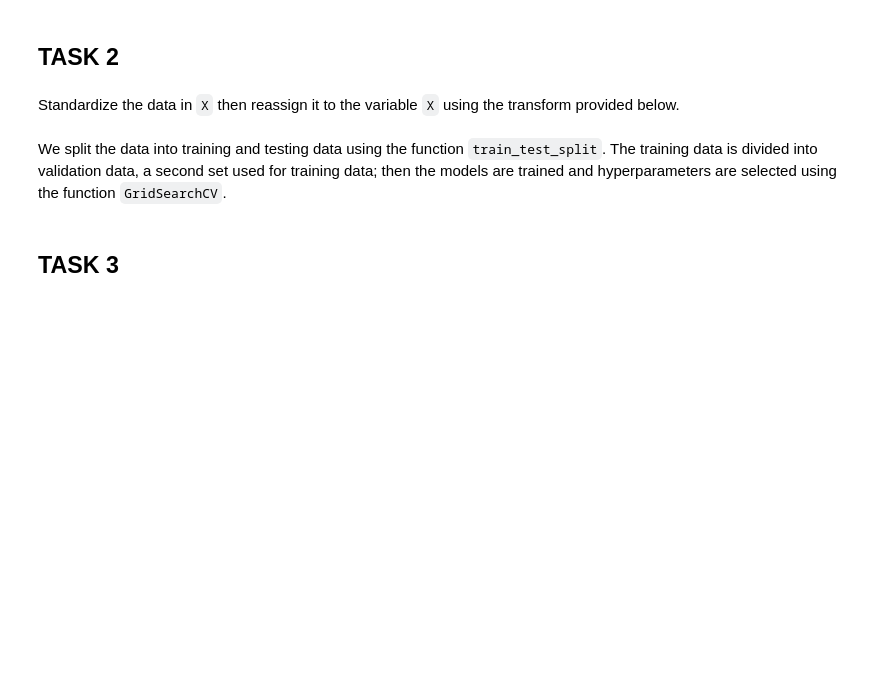
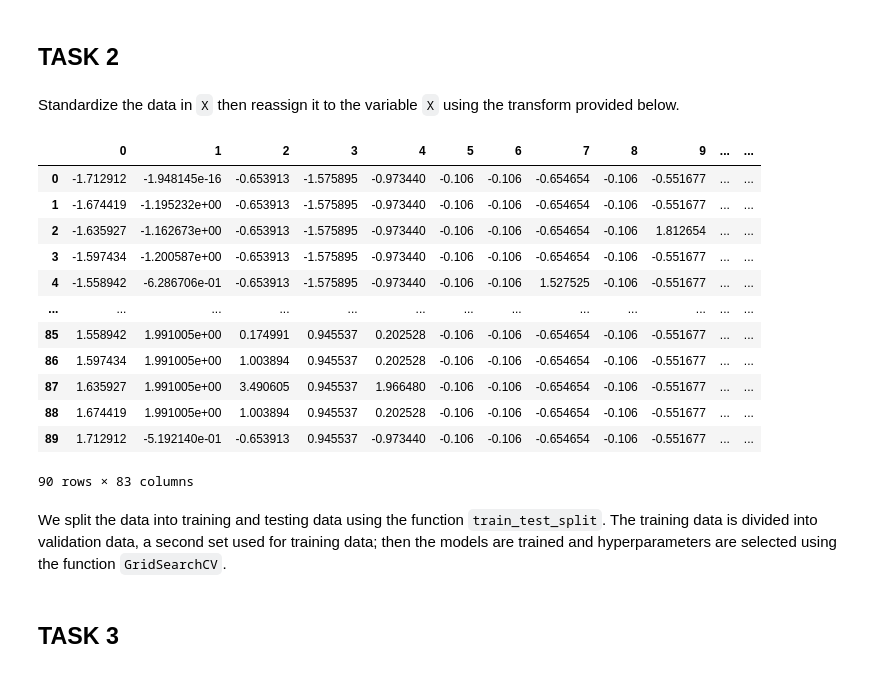
Before and after one commit to StarrySkyrs/IBM-Data-Science-Professional-Certificate, a Jupyter notebook: 10. Applied Data Science Capstone/Notebooks/8. SpaceX Machine Learning Prediction.ipynb, the cells around one changed output. Cells and saved outputs as stored; diff of their text form; code cells hidden in the pictures; blank space fills up the shorter version.

```diff
--- a/10. Applied Data Science Capstone/Notebooks/8. SpaceX Machine Learning Prediction.ipynb
+++ b/10. Applied Data Science Capstone/Notebooks/8. SpaceX Machine Learning Prediction.ipynb
@@ -98,7 +98,7 @@ data.head()
 # %%
 URL2 = 'https://cf-courses-data.s3.us.cloud-object-storage.appdomain.cloud/IBM-DS0321EN-SkillsNetwork/datasets/dataset_part_3.csv'
-resp2 = await fetch(URL2)
-text2 = io.BytesIO((await resp2.arrayBuffer()).to_py())
+resp2 = requests.get(URL2)
+text2 = io.StringIO(resp2.text)
 X = pd.read_csv(text2)
 # %%
 X.head(100)
@@ -114,6 +137,23 @@ Standardize the data in <code>X</code> then reassign it to the variable  <code>X
 # %%
 # students get this
 transform = preprocessing.StandardScaler()
+x_scaled = transform.fit_transform(X)
+X = pd.DataFrame(x_scaled)
+X
+# %% [output]
+|  | 0 | 1 | 2 | 3 | 4 | 5 | 6 | 7 | 8 | 9 | ... | ... |
+| 0 | -1.712912 | -1.948145e-16 | -0.653913 | -1.575895 | -0.973440 | -0.106 | -0.106 | -0.654654 | -0.106 | -0.551677 | ... | ... |
+| 1 | -1.674419 | -1.195232e+00 | -0.653913 | -1.575895 | -0.973440 | -0.106 | -0.106 | -0.654654 | -0.106 | -0.551677 | ... | ... |
+| 2 | -1.635927 | -1.162673e+00 | -0.653913 | -1.575895 | -0.973440 | -0.106 | -0.106 | -0.654654 | -0.106 | 1.812654 | ... | ... |
+| 3 | -1.597434 | -1.200587e+00 | -0.653913 | -1.575895 | -0.973440 | -0.106 | -0.106 | -0.654654 | -0.106 | -0.551677 | ... | ... |
+| 4 | -1.558942 | -6.286706e-01 | -0.653913 | -1.575895 | -0.973440 | -0.106 | -0.106 | 1.527525 | -0.106 | -0.551677 | ... | ... |
+| ... | ... | ... | ... | ... | ... | ... | ... | ... | ... | ... | ... | ... |
+| 85 | 1.558942 | 1.991005e+00 | 0.174991 | 0.945537 | 0.202528 | -0.106 | -0.106 | -0.654654 | -0.106 | -0.551677 | ... | ... |
+| 86 | 1.597434 | 1.991005e+00 | 1.003894 | 0.945537 | 0.202528 | -0.106 | -0.106 | -0.654654 | -0.106 | -0.551677 | ... | ... |
+| 87 | 1.635927 | 1.991005e+00 | 3.490605 | 0.945537 | 1.966480 | -0.106 | -0.106 | -0.654654 | -0.106 | -0.551677 | ... | ... |
+| 88 | 1.674419 | 1.991005e+00 | 1.003894 | 0.945537 | 0.202528 | -0.106 | -0.106 | -0.654654 | -0.106 | -0.551677 | ... | ... |
+| 89 | 1.712912 | -5.192140e-01 | -0.653913 | 0.945537 | -0.973440 | -0.106 | -0.106 | -0.654654 | -0.106 | -0.551677 | ... | ... |
+90 rows × 83 columns
 # %% [markdown]
 We split the data into training and testing data using the  function  <code>train_test_split</code>.   The training data is divided into validation data, a second set used for training  data; then the models are trained and hyperparameters are selected using the function <code>GridSearchCV</code>.
 # %% [markdown]
```
Also changed, not shown: parts of 26 cells of this notebook.
